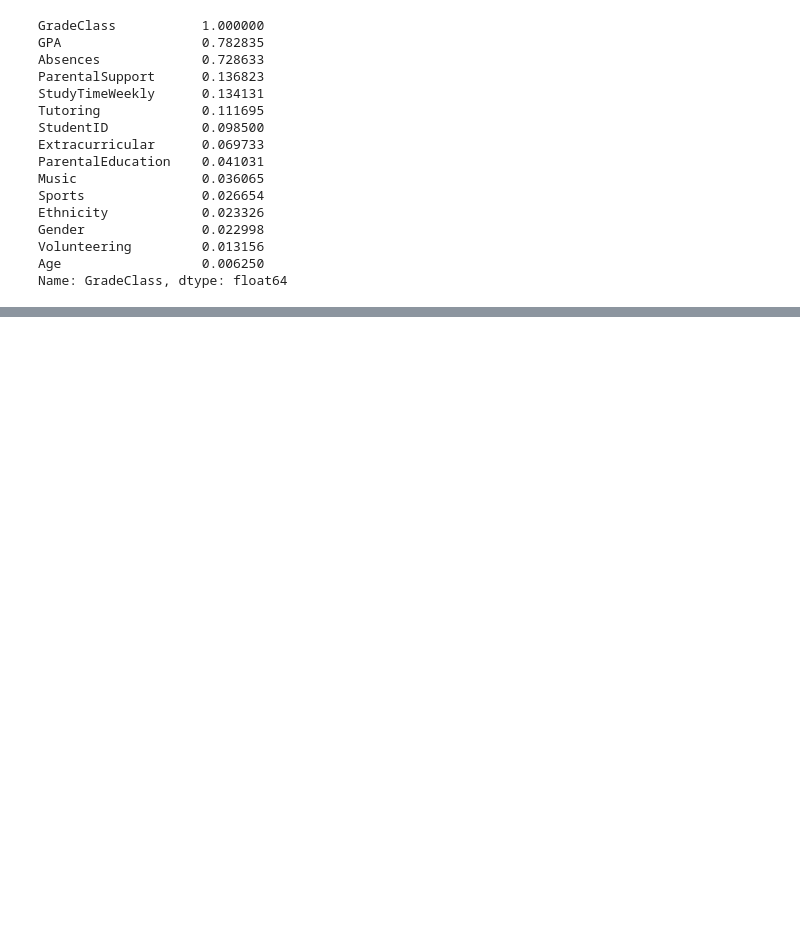
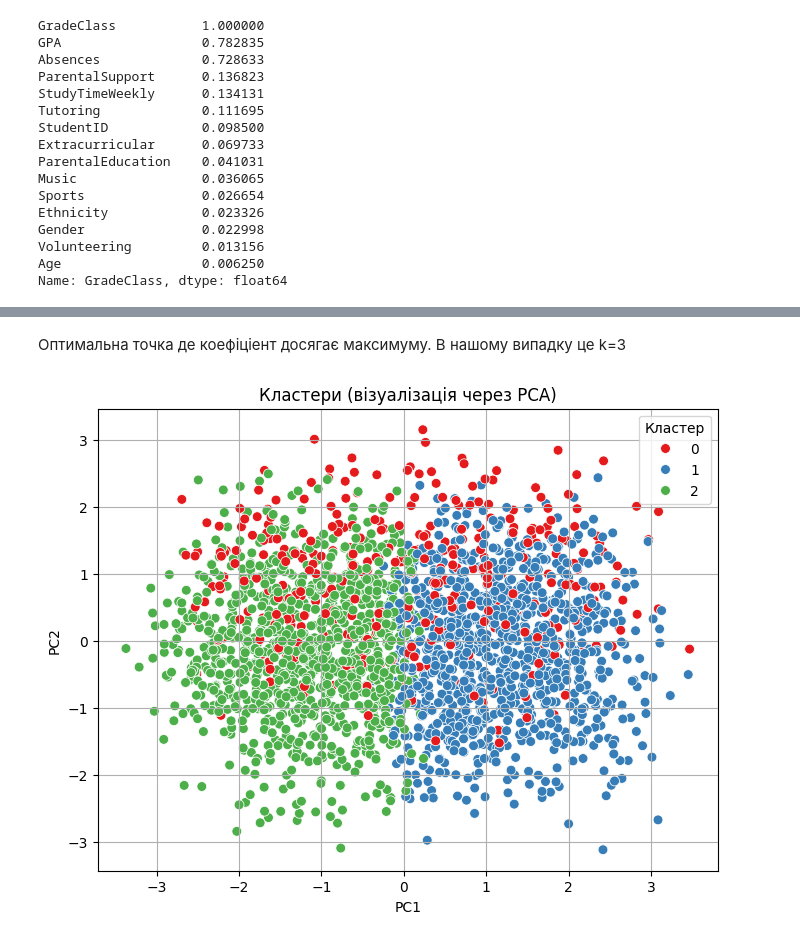
Before and after one commit to pm012/DataScience_sandbox, a Jupyter notebook: notebooks/module5/practice_5_3.ipynb, the cells around one changed output, grey strips where cells are left out. Saved outputs shown, nothing was run; the diff lists cells and outputs as text; code cells hidden in the pictures; blank space fills up the shorter version.

Commit message:
Кластеризація

```diff
--- a/notebooks/module5/practice_5_3.ipynb
+++ b/notebooks/module5/practice_5_3.ipynb
@@ -294,0 +486,29 @@ y = df['GradeClass']
+# %% [markdown]
+Оптимальна точка де коефіціент досягає максимуму. В нашому випадку це k=3
+# %%
+optimal_k=3
+
+# Create clasterisation
+kmeans = KMeans(n_clusters=optimal_k, random_state=42, n_init=10)
+cluster_labels = kmeans.fit_predict(X_scaled)
+
+# Add clasters to data
+df['Cluster'] = cluster_labels
+
+# Visualization
+from sklearn.decomposition import PCA
+
+# Reduce probability for visualization
+pca = PCA(n_components=2)
+X_pca = pca.fit_transform(X_scaled)
+
+plt.figure(figsize=(8,6))
+sns.scatterplot(x=X_pca[:,0], y=X_pca[:,1], hue=df['Cluster'], palette='Set1', s=50)
+plt.title('Кластери (візуалізація через PCA)')
+plt.xlabel('PC1')
+plt.ylabel('PC2')
+plt.legend(title='Кластер')
+plt.grid(True)
+plt.show()
+# %% [output]
+[figure, added]
```
Also changed, not shown: parts of 18 cells of this notebook.
